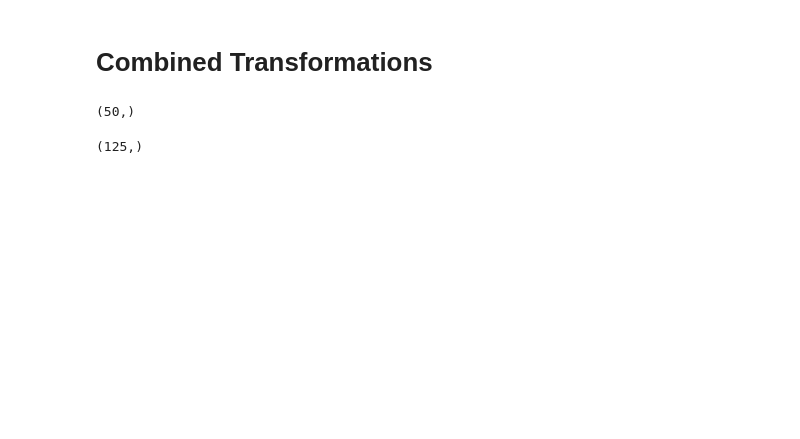
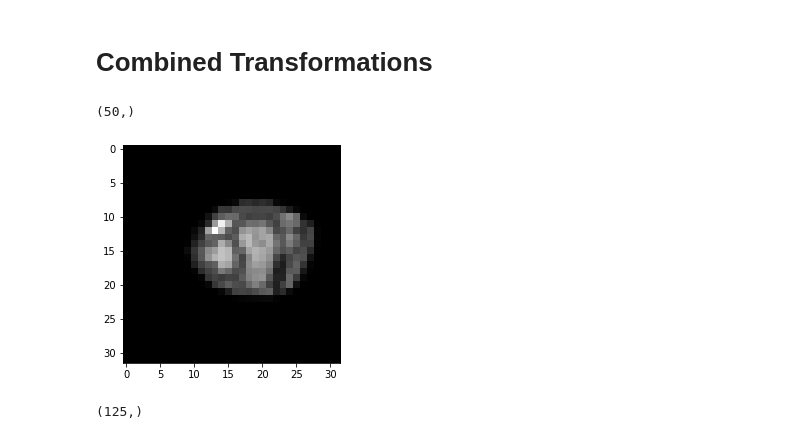
Before and after one commit to MattG-bci/Dissertation, a Jupyter notebook: src/Supplementary methods/SupplementaryMethods - SVC.ipynb, the cells around one changed output. Cells and saved outputs as stored; diff of their text form; code cells hidden in the pictures; blank space fills up the shorter version.

```diff
--- a/src/Supplementary methods/SupplementaryMethods - SVC.ipynb
+++ b/src/Supplementary methods/SupplementaryMethods - SVC.ipynb
@@ -566,8 +623,6 @@ np.mean(aug_avg_ece), np.mean(aug_avg_log_loss), np.mean(aug_avg_acc) # calculat
 # Combined Transformations
 # %%
 x = x.astype(np.float32)
-# %%
-X_train, X_test, y_train, y_test = train_test_split(x, y, test_size=0.3)
 # %%
 transform_combined = A.Compose(
     [
@@ -589,7 +644,7 @@ for k in range(50):
     images_list = [image]
     label = y[idx]
     for i in range(19):
-        augmentations = transform_colors(image=image)
+        augmentations = transform_combined(image=image)
         augmented_img = augmentations["image"]
         images_list.append(augmented_img)
     labels.append(label)
@@ -601,6 +656,13 @@ y_aug = y_aug.flatten()
 y_aug.shape
 # %% [output]
 (50,)
+# %%
+fig = plt.figure()
+plt.imshow(augmented_images[8][8], cmap="gray")
+plt.show()
+fig.savefig("Combined transformation CMRI image.jpg", bbox_inches='tight')
+# %% [output]
+[figure, added]
 # %%
 y_train.reshape((y_train.shape[0], 1))
 y_train.shape
```
Also changed, not shown: parts of 80 cells of this notebook, 36 other files.
